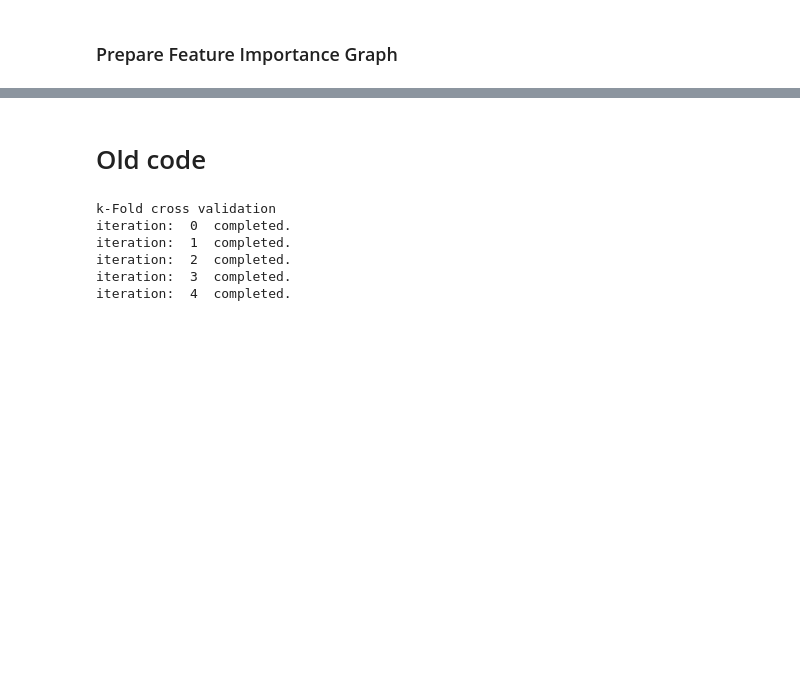
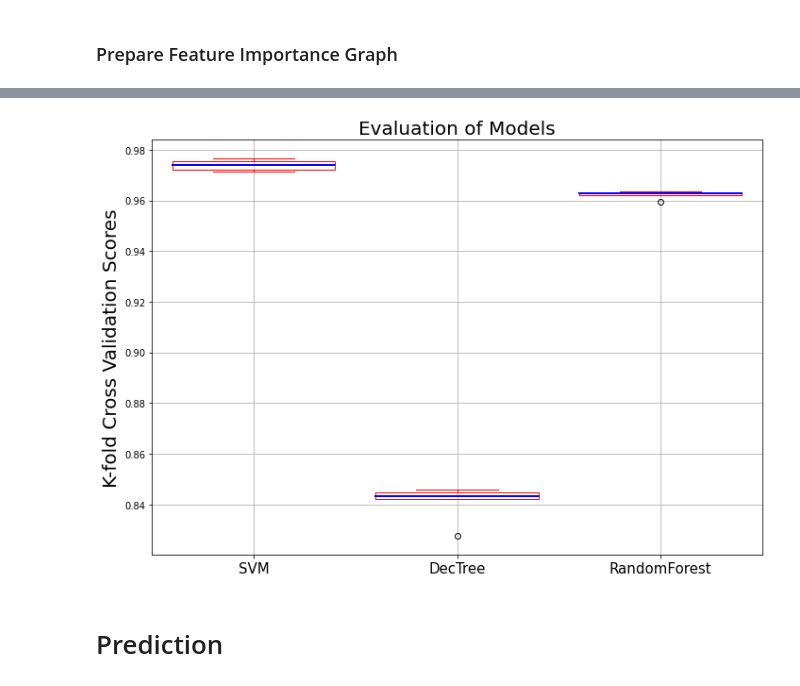
Before and after one commit to dberkerdem/584_Term-Project, a Jupyter notebook: 584_Term-Project.ipynb, the cells around one changed output, grey strips where cells are left out. Drawn from its saved outputs; the diff is of its cells as text; code cells hidden in the pictures; blank space fills up the shorter version.

```diff
--- a/584_Term-Project.ipynb
+++ b/584_Term-Project.ipynb
@@ -94,0 +114,6 @@ plt.xticks(rotation=60)
+# %%
+from joblib import dump
+
+def save_model(model,model_name):
+    filename = str(model_name)+".pkl"
+    dump(model,open("./models/"+filename,"wb"))
@@ -94,0 +178,6 @@ plt.xticks(rotation=60)
+# %%
+from sklearn.tree import DecisionTreeClassifier
+
+clf_DT = DecisionTreeClassifier(max_depth=10) # creating DT classifier
+model_DT, score = cross_val(clf_DT,X_train,y_train,"DecisionTree") # k-fold cross validation
+kfold_scores['DecTree'] = score # note the accuracy score of DT model
@@ -94,0 +188,6 @@ plt.xticks(rotation=60)
+# %%
+from sklearn.ensemble import RandomForestClassifier
+
+clf_RF = RandomForestClassifier(random_state=None) # creating RF classifier
+model_RF, score = cross_val(clf_RF,X_train,y_train,"RandomForest") # k-fold cross validation
+kfold_scores['RandomForest'] = score # note the accuracy score of RF model
@@ -94,0 +198,6 @@ plt.xticks(rotation=60)
+# %%
+from sklearn import svm
+
+clf_SVM = svm.SVC(decision_function_shape='ovo') # creating SVM classifier
+model_SVM, score = cross_val(clf_SVM,X_train,y_train,"SVM") # k-fold cross validation
+kfold_scores['SVM'] = score # note the accuracy score of SVM model
@@ -174,31 +217,24 @@ accuracy
-# %% [markdown]
-# Old code
-# %%
-k=5 # declare and initialize k of k-Fold
-acc_DT,acc_SVM=[None]*k,[None]*k # create lists for accuracies
-print("k-Fold cross validation ")
-for i in range(k):
-  # split the dataset into Training and Test sets
-  X_train, X_test, y_train, y_test = train_test_split(X,y,test_size=0.2)
-  # create the models
-  clf_DT = DecisionTreeClassifier(max_depth=10,random_state=1) # creating Decision Tree classifier
-  clf_SVM = svm.SVC(decision_function_shape='ovr') # creating SVM classifier
-  # fit training data into models
-  clf_DT.fit(X_train,y_train) # fitting training data into Decision Tree Model
-  clf_SVM.fit(X_train,y_train) # fitting training data into SVM model
-  # make predictions for DT model using test set
-  prediction = clf_DT.predict(X_test) # making predictions for DT model
-  # note accuracies to the list
-  acc_DT[i] = "%0.4f" % accuracy_score(y_test,prediction) # note the accuracy of DT model
-  # make predictions for SVM model using test set
-  prediction = clf_SVM.predict(X_test) # making predictions for SVM model
-  # note accuracies to the list
-  acc_SVM[i] = "%0.4f" % accuracy_score(y_test,prediction) # note the accuracy of SVM model
-  print("iteration: ",i," completed.")
-# %% [output]
-k-Fold cross validation
-iteration:  0  completed.
-iteration:  1  completed.
-iteration:  2  completed.
-iteration:  3  completed.
-iteration:  4  completed.
+# %%
+from matplotlib import pyplot as plt
+
+fig, ax = plt.subplots(figsize=(10,7))
+data =[np.array(val) for  val in kfold_scores.values()]
+bp = ax.boxplot(data,widths=[0.8,0.8,0.8])
+# change the color of the meanline
+
+for _, line_list in bp.items():
+    for line in line_list:
+        line.set_color('r')
+for meanline in bp['medians']:
+    meanline.set_color('blue')
+    meanline.set(linewidth=2)
+plt.xticks([1, 2, 3], [key for key in kfold_scores.keys()],fontsize=15)
+plt.ylabel("K-fold Cross Validation Scores", fontsize=20)
+plt.tight_layout()
+plt.title("Evaluation of Models",fontsize=20)
+plt.grid()
+plt.show()
+# %% [output]
+[figure, added]
+# %% [markdown]
+# Prediction
```
Also changed, not shown: parts of 51 cells of this notebook, 3 other files.
